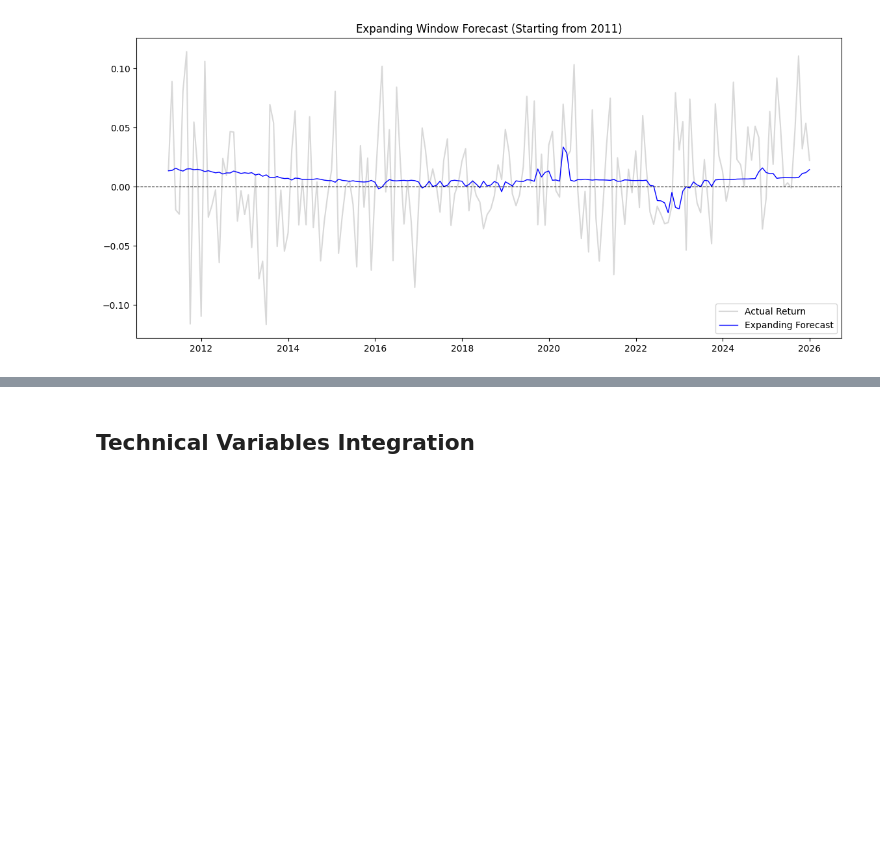
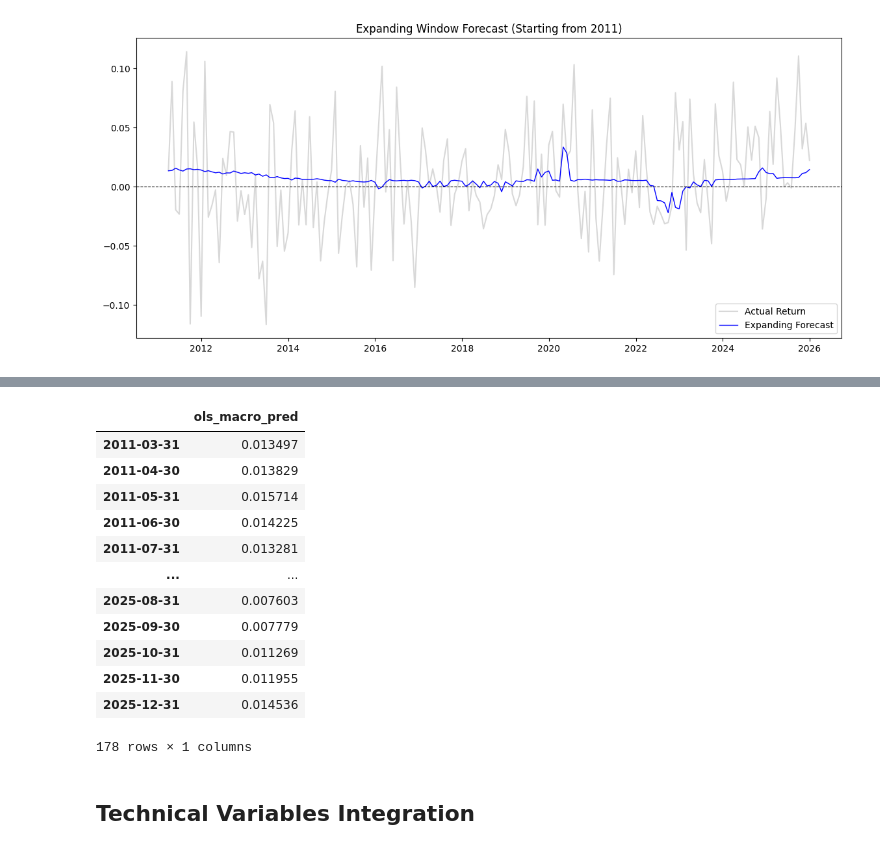
Before and after one commit to FulinQ/AQT, a Jupyter notebook: ARDL_ECM.ipynb, the cells around one changed output, grey strips where cells are left out. Saved outputs shown, nothing was run; the diff lists cells and outputs as text; code cells hidden in the pictures; blank space fills up the shorter version.

```diff
--- a/ARDL_ECM.ipynb
+++ b/ARDL_ECM.ipynb
@@ -1109,6 +1140,21 @@ plt.show()
 # %%
 macro_daily_expanding = df_expanding[['Forecast']].copy()
 macro_daily_expanding.columns = ['ols_macro_pred']
+macro_daily_expanding
+# %% [output]
+|  | ols_macro_pred |
+| 2011-03-31 | 0.013497 |
+| 2011-04-30 | 0.013829 |
+| 2011-05-31 | 0.015714 |
+| 2011-06-30 | 0.014225 |
+| 2011-07-31 | 0.013281 |
+| ... | ... |
+| 2025-08-31 | 0.007603 |
+| 2025-09-30 | 0.007779 |
+| 2025-10-31 | 0.011269 |
+| 2025-11-30 | 0.011955 |
+| 2025-12-31 | 0.014536 |
+178 rows × 1 columns
 # %% [markdown]
 ## Technical Variables Integration ##
 # %%
```
Also changed, not shown: parts of 13 cells of this notebook, 4 other files.
